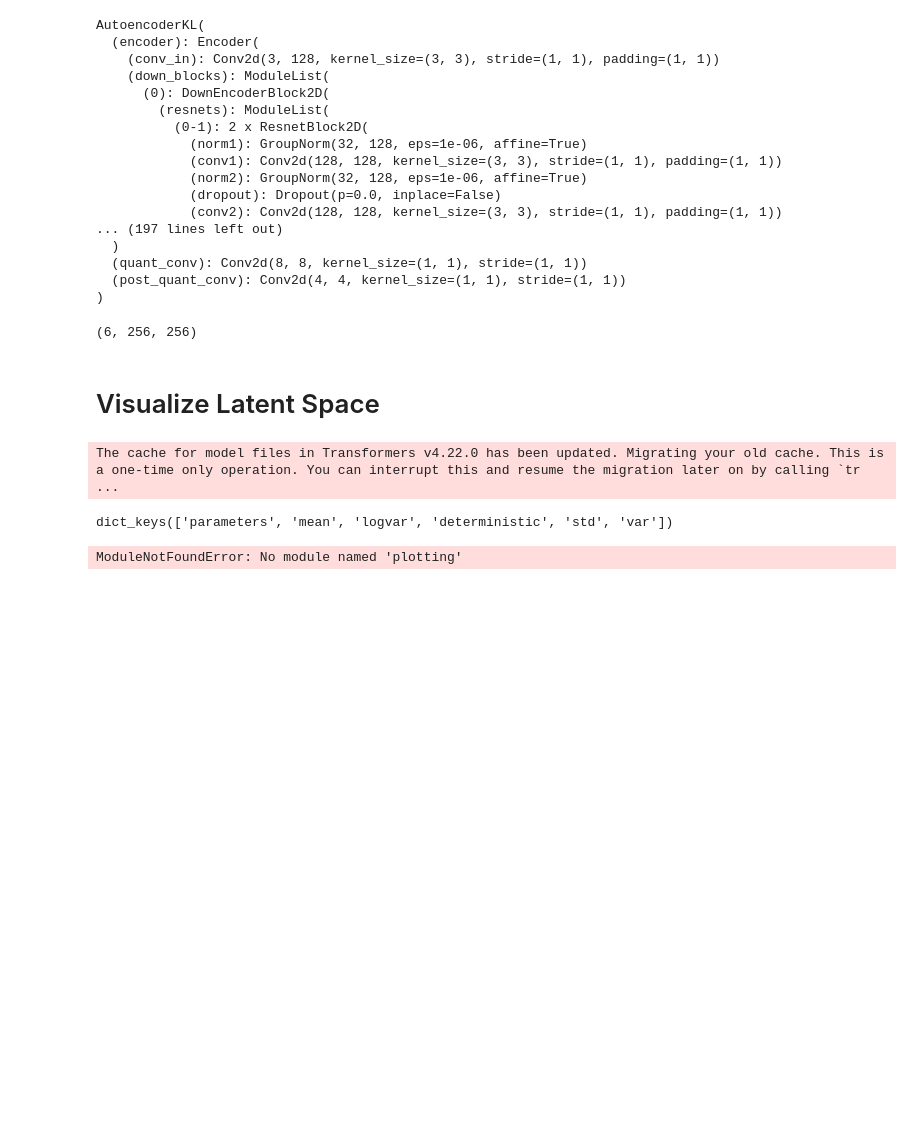
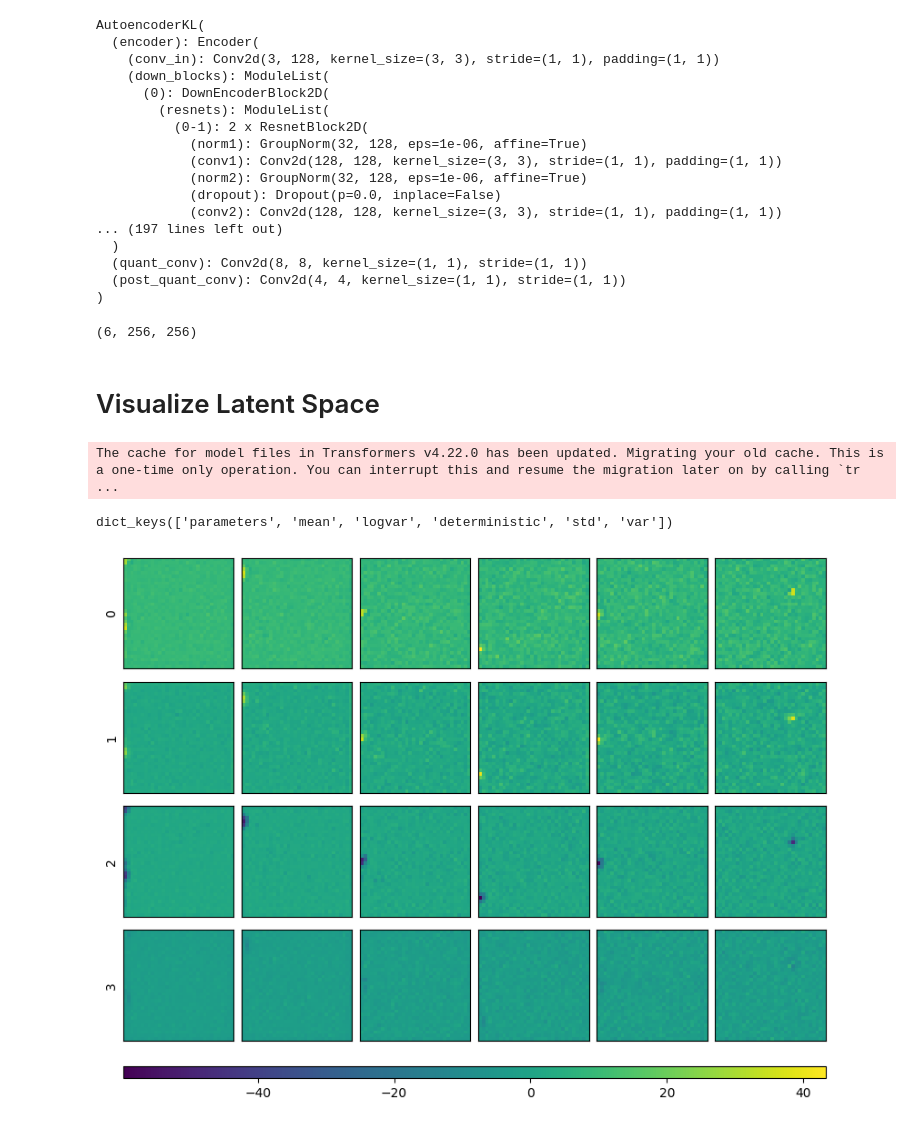
Before and after one commit to JasperSolt/EoR_NN, a Jupyter notebook: jupyter_notebooks/test_stable_diffusion.ipynb, the cells around one changed output. Saved outputs shown, nothing was run; the diff lists cells and outputs as text; code cells hidden in the pictures; blank space fills up the shorter version.

```diff
--- a/jupyter_notebooks/test_stable_diffusion.ipynb
+++ b/jupyter_notebooks/test_stable_diffusion.ipynb
@@ -126,7 +126,7 @@ def get_path(model_sim, ws):
 sim="ctrpx"
 ws = 3.0
 fname = get_path(sim, ws)
-n = 0
+n = 1
 zs = np.linspace(0,29,6, dtype=int)
 color_inputs = []
 with h5py.File(fname, "r") as f:
@@ -145,25 +145,34 @@ dict_keys(['parameters', 'mean', 'logvar', 'deterministic', 'std', 'var'])
 # %%
 %matplotlib inline
 
 import sys
 # caution: path[0] is reserved for script path (or '' in REPL)
 sys.path.insert(1, '/users/jsolt/FourierNN')
 from plotting import plot_image_rows
 
 
-rowdict = {
-    "input":[],
-    "output":[],
-    "difference":[],
-    }
+rowdict = {f"{j}":[] for j in range(4)}
+
 
 simdict = {
     "p21c":"21cmFAST",
     "zreion":"RLS",
     "ctrpx":"21cmFAST (central-pixel)"
 }
 
-clean_encodings = [encodings[i].latent_dist.mean for i in len(encodings)]
+clean_encodings = [encodings[i].latent_dist.mean.detach().numpy() for i in range(len(encodings))]
+
+for i in range(len(clean_encodings)):
+    encoding = clean_encodings[i]
+    label_dict = {f"{j}":encoding[0,j] for j in range(4)}
+    for label, img in label_dict.items():
+        rowdict[label].append(img)
+
+for label in rowdict.keys():
+    rowdict[label] = np.array(rowdict[label])
+
+
+plot_image_rows(rowdict)
 # %% [output]
-ModuleNotFoundError: No module named 'plotting'
+[figure, added]
 # %%
```
Also changed, not shown: parts of 1 cell of this notebook, 2 other files.
